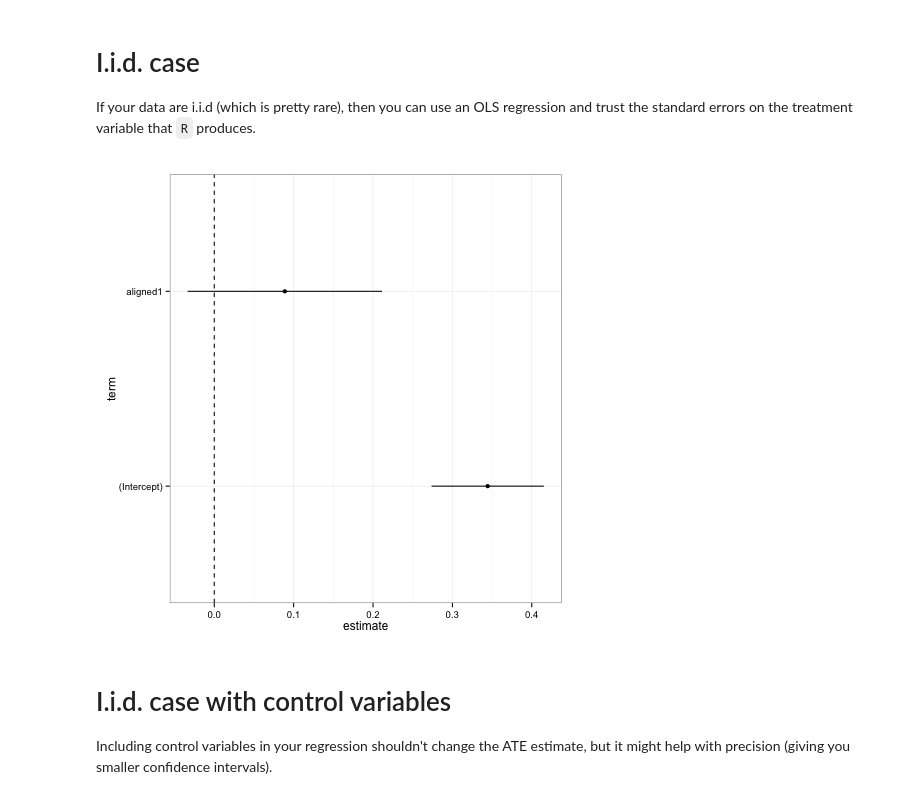
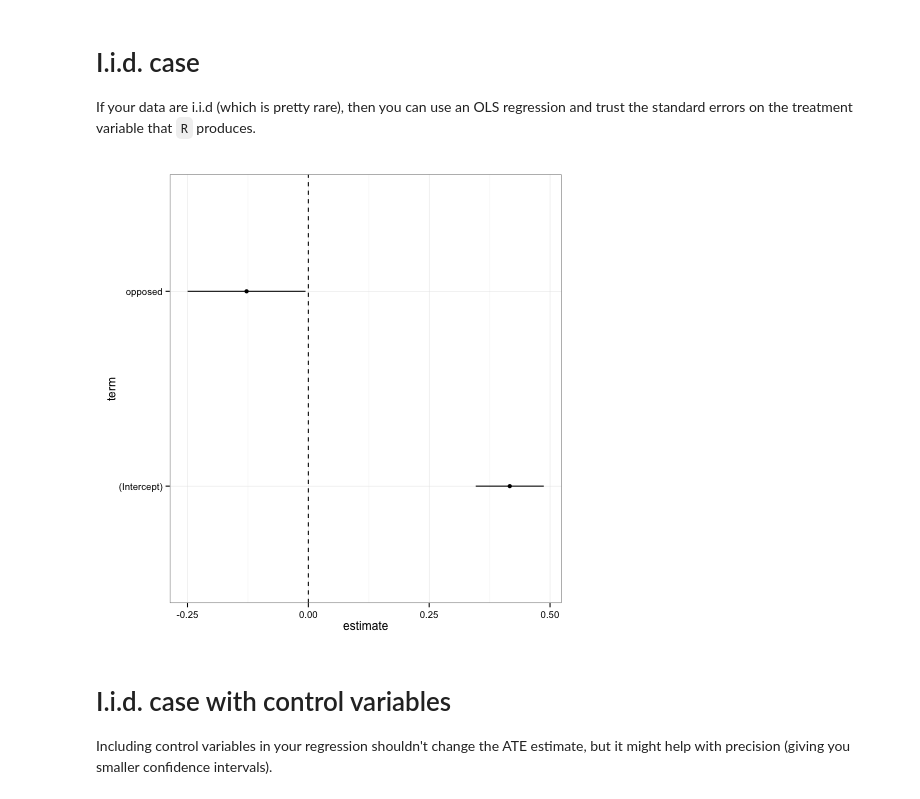
Before and after one commit to eytan/www-15-tutorial, a Jupyter notebook: 4-analyzing-experiments.ipynb, the cells around one changed output. Cells and saved outputs as stored; diff of their text form; code cells hidden in the pictures.

```diff
--- a/4-analyzing-experiments.ipynb
+++ b/4-analyzing-experiments.ipynb
@@ -31,7 +35,7 @@ src2ideology <- c(
 Exp <- read.csv('data/exposure_mturk2_log.csv', stringsAsFactors = FALSE) %>%
     group_by(userid, story_key) %>%
     arrange(time) %>%
-    summarise(source = first(source), position = first(position)) %>%
+    summarise(source = first(source), position = first(position), time = first(time)) %>%
     mutate(source.ideology = src2ideology[source]) %>%
     ungroup
 
@@ -130,14 +134,14 @@ Typically we need to perform joins from the exposures to the outcomes in order t
 Results <- Exp %>%
   inner_join(Sum, c('userid', 'story_key')) %>%
   inner_join(Survey, 'userid') %>%
-  mutate(aligned = factor(as.numeric((sign(subject.ideology) == sign(source.ideology))))) %>%
+  mutate(opposed = as.numeric((subject.ideology * source.ideology) < 0)) %>%
   group_by(userid) %>%
   mutate(num_stories = n(), num_summaries = sum(summary)) %>%
   ungroup %>%
   # We only study the people who followed instructions and have a political affiliation.
   filter(num_stories == 3, subject.ideology != 0)
 
-with(Results, summary(aligned))
+with(Results, summary(factor(opposed)))
 # %% [output]
   0   1
 180  90
@@ -218,17 +233,17 @@ We usually prefer modeling the data using a regression.  We'll show how to use l
 If your data are i.i.d (which is pretty rare), then you can use an OLS regression and trust the standard errors on the treatment variable that `R` produces.
 # %%
 %%R
-lm(summary ~ aligned, data = Results) %>%
+lm(summary ~ opposed, data = Results) %>%
   tidy %>%
   ggplot(aes(x = term, y = estimate,
              ymin = estimate - 1.96*std.error,
              ymax = estimate + 1.96*std.error)) +
   geom_pointrange() +
   geom_hline(yintercept = 0.0, linetype = 'dashed') +
   coord_flip() +
   theme_bw()
 # %% [output]
-[figure, old version]
+[figure, new version]
 # %% [markdown]
 # I.i.d. case with control variables
 Including control variables in your regression shouldn't change the ATE estimate, but it might help with precision (giving you smaller confidence intervals).
```
Also changed, not shown: parts of 25 cells of this notebook.
